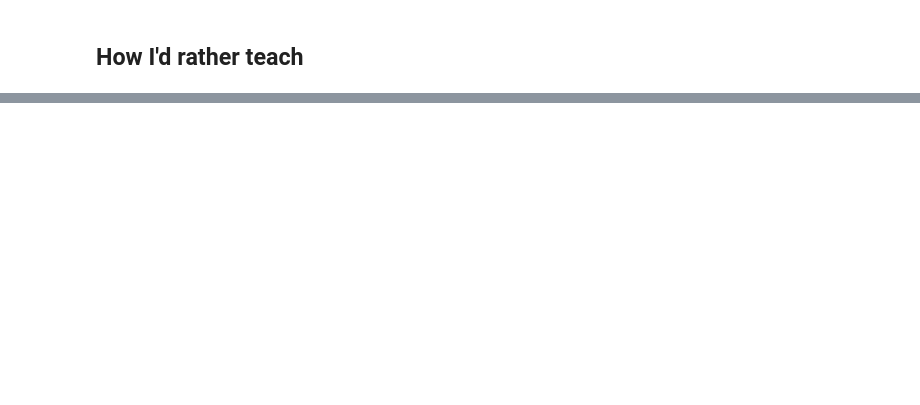
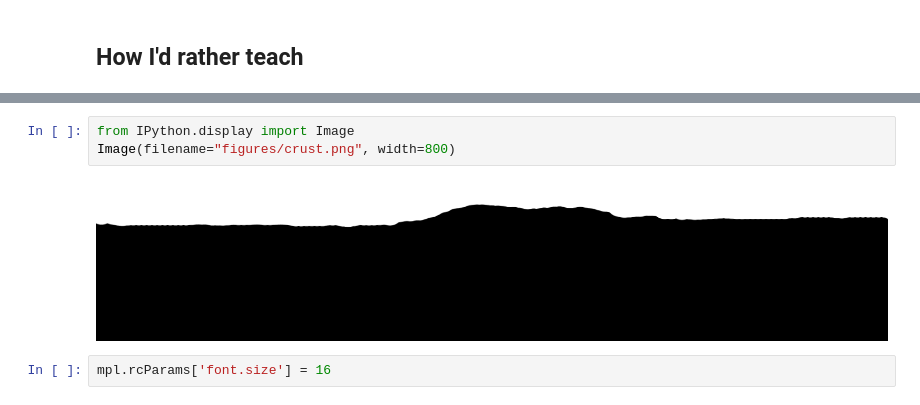
Before and after one commit to leouieda/scipy2013, a Jupyter notebook: presentation/modeling_the_earth_with_fatiando_a_terra.ipynb, the cells around one changed output, grey strips where cells are left out. Drawn from its saved outputs; the diff is of its cells as text; blank space fills up the shorter version.

```diff
--- a/presentation/modeling_the_earth_with_fatiando_a_terra.ipynb
+++ b/presentation/modeling_the_earth_with_fatiando_a_terra.ipynb
@@ -251,3 +257,10 @@ myv.show()
 <img alt="The Love wave gif" src="figures/lovewave_irregular_crust_noloop.gif" align="center" width="920px">
 # %% [markdown]
 <img alt="The example seismogram" src="figures/example_seismogram.jpg" style="float:center" width="800px" >
+# %%
+from IPython.display import Image
+Image(filename="figures/crust.png", width=800)
+# %% [output]
+[figure, added]
+# %%
+mpl.rcParams['font.size'] = 16
```
Also changed, not shown: parts of 11 cells of this notebook, 2 other files.
